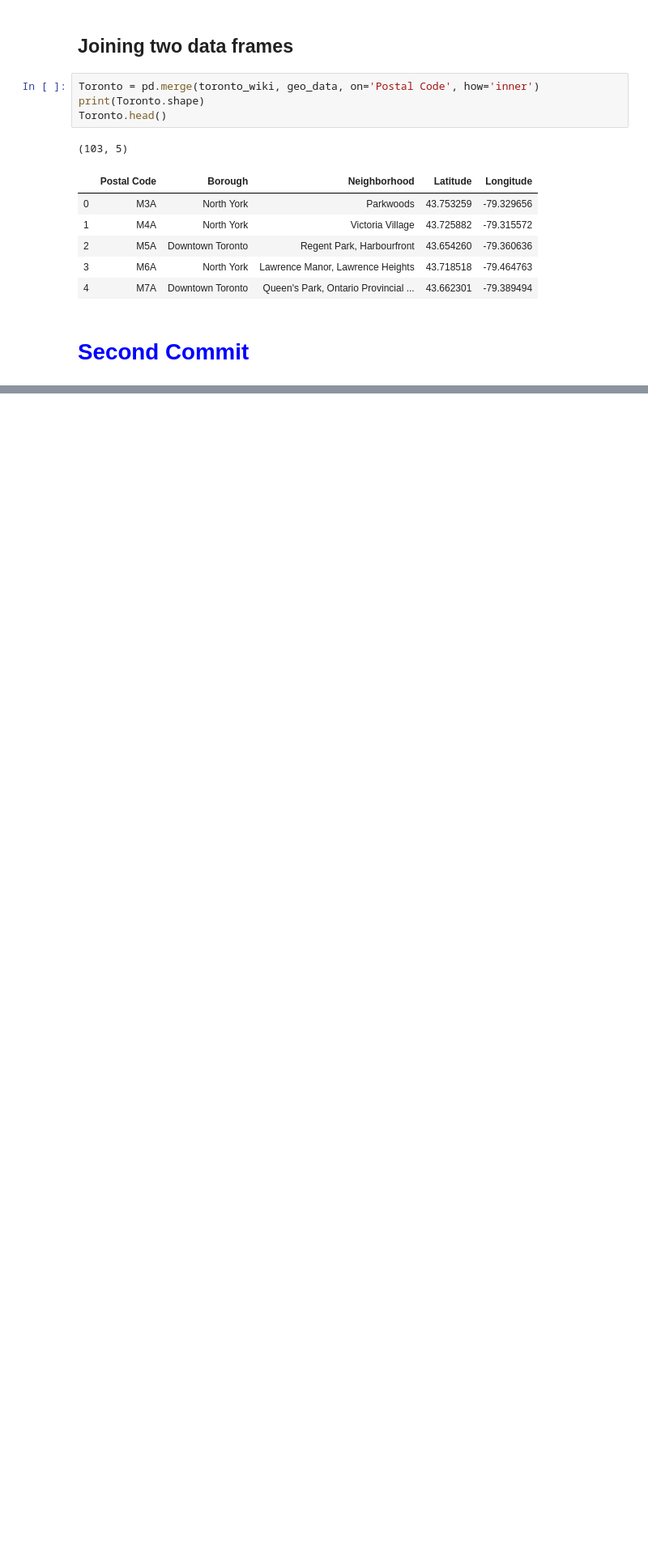
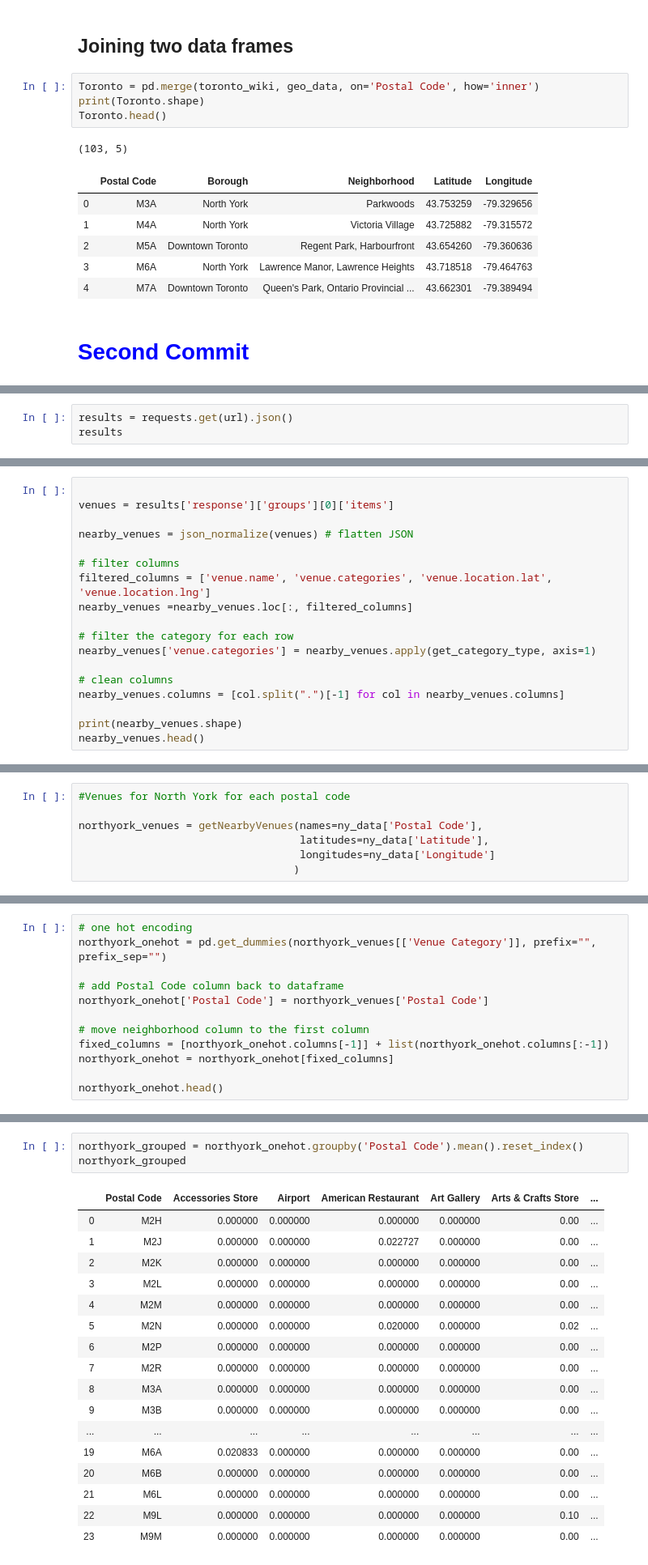
Before and after one commit to lorena-gonzalez/Coursera_Capstone, a Jupyter notebook: Segmenting and Clustering Neighborhoods in Toronto.ipynb, the cells around one changed output, grey strips where cells are left out. Shown at 81% size. Drawn from its saved outputs; the diff is of its cells as text; blank space fills up the shorter version.

```diff
--- a/Segmenting and Clustering Neighborhoods in Toronto.ipynb
+++ b/Segmenting and Clustering Neighborhoods in Toronto.ipynb
@@ -141,0 +245,3 @@ Toronto.head()
+# %%
+results = requests.get(url).json()
+results
@@ -141,0 +279,18 @@ Toronto.head()
+# %%
+
+venues = results['response']['groups'][0]['items']
+
+nearby_venues = json_normalize(venues) # flatten JSON
+
+# filter columns
+filtered_columns = ['venue.name', 'venue.categories', 'venue.location.lat', 'venue.location.lng']
+nearby_venues =nearby_venues.loc[:, filtered_columns]
+
+# filter the category for each row
+nearby_venues['venue.categories'] = nearby_venues.apply(get_category_type, axis=1)
+
+# clean columns
+nearby_venues.columns = [col.split(".")[-1] for col in nearby_venues.columns]
+
+print(nearby_venues.shape)
+nearby_venues.head()
@@ -141,0 +349,7 @@ Toronto.head()
+# %%
+#Venues for North York for each postal code
+
+northyork_venues = getNearbyVenues(names=ny_data['Postal Code'],
+                                   latitudes=ny_data['Latitude'],
+                                   longitudes=ny_data['Longitude']
+                                  )
@@ -141,0 +413,12 @@ Toronto.head()
+# %%
+# one hot encoding
+northyork_onehot = pd.get_dummies(northyork_venues[['Venue Category']], prefix="", prefix_sep="")
+
+# add Postal Code column back to dataframe
+northyork_onehot['Postal Code'] = northyork_venues['Postal Code']
+
+# move neighborhood column to the first column
+fixed_columns = [northyork_onehot.columns[-1]] + list(northyork_onehot.columns[:-1])
+northyork_onehot = northyork_onehot[fixed_columns]
+
+northyork_onehot.head()
@@ -141,0 +434,21 @@ Toronto.head()
+# %%
+northyork_grouped = northyork_onehot.groupby('Postal Code').mean().reset_index()
+northyork_grouped
+# %% [output]
+|  | Postal Code | Accessories Store | Airport | American Restaurant | Art Gallery | Arts & Crafts Store | ... |
+| 0 | M2H | 0.000000 | 0.000000 | 0.000000 | 0.000000 | 0.00 | ... |
+| 1 | M2J | 0.000000 | 0.000000 | 0.022727 | 0.000000 | 0.00 | ... |
+| 2 | M2K | 0.000000 | 0.000000 | 0.000000 | 0.000000 | 0.00 | ... |
+| 3 | M2L | 0.000000 | 0.000000 | 0.000000 | 0.000000 | 0.00 | ... |
+| 4 | M2M | 0.000000 | 0.000000 | 0.000000 | 0.000000 | 0.00 | ... |
+| 5 | M2N | 0.000000 | 0.000000 | 0.020000 | 0.000000 | 0.02 | ... |
+| 6 | M2P | 0.000000 | 0.000000 | 0.000000 | 0.000000 | 0.00 | ... |
+| 7 | M2R | 0.000000 | 0.000000 | 0.000000 | 0.000000 | 0.00 | ... |
+| 8 | M3A | 0.000000 | 0.000000 | 0.000000 | 0.000000 | 0.00 | ... |
+| 9 | M3B | 0.000000 | 0.000000 | 0.000000 | 0.000000 | 0.00 | ... |
+| ... | ... | ... | ... | ... | ... | ... | ... |
+| 19 | M6A | 0.020833 | 0.000000 | 0.000000 | 0.000000 | 0.00 | ... |
+| 20 | M6B | 0.000000 | 0.000000 | 0.000000 | 0.000000 | 0.00 | ... |
+| 21 | M6L | 0.000000 | 0.000000 | 0.000000 | 0.000000 | 0.00 | ... |
+| 22 | M9L | 0.000000 | 0.000000 | 0.000000 | 0.000000 | 0.10 | ... |
+| 23 | M9M | 0.000000 | 0.000000 | 0.000000 | 0.000000 | 0.00 | ... |
```
Also changed, not shown: parts of 54 cells of this notebook.
